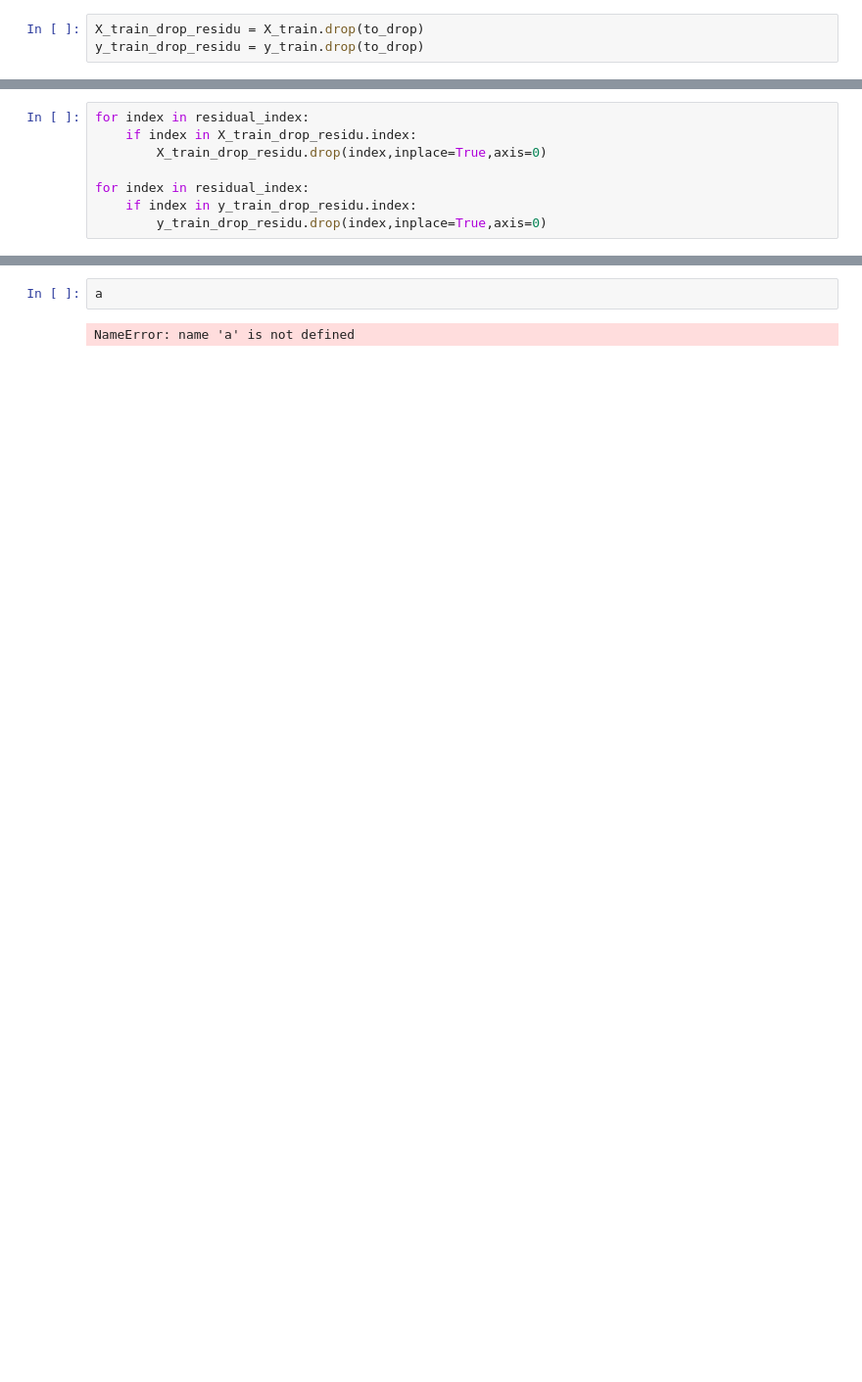
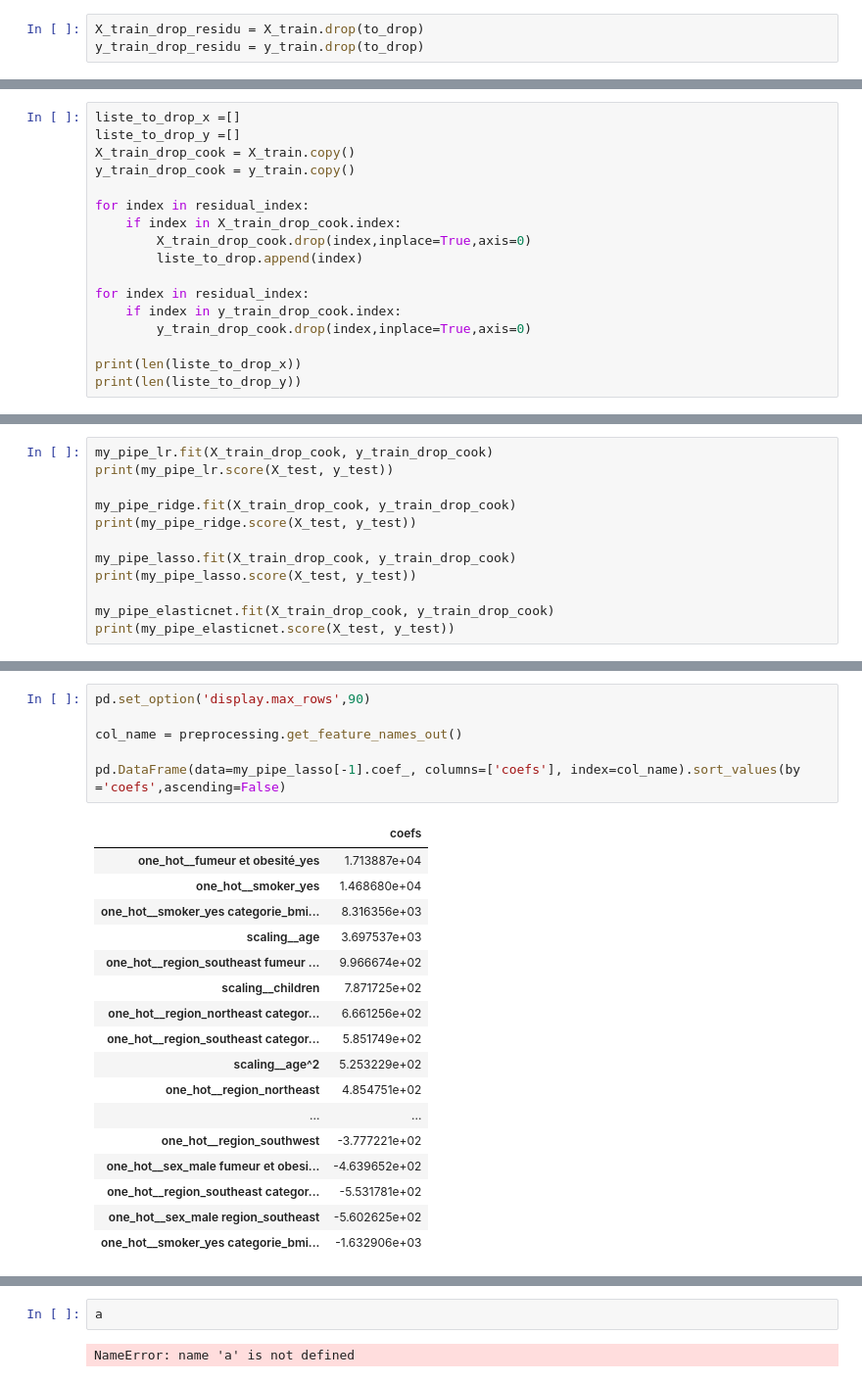
Before and after one commit to henzozhang/brief_prediction_assurance_leon_zouhair, a Jupyter notebook: modelisation.ipynb, the cells around one changed output, grey strips where cells are left out. Shown: that part at 98% size. Drawn from its saved outputs; the diff is of its cells as text; blank space fills up the shorter version.

```diff
--- a/modelisation.ipynb
+++ b/modelisation.ipynb
@@ -418,8 +499,0 @@ Int64Index([1035, 1070, 1012,  459,  943,  116, 1013,  701,  350,  375,
-# %%
-for index in residual_index:
-    if index in X_train_drop_residu.index:
-        X_train_drop_residu.drop(index,inplace=True,axis=0)
-
-for index in residual_index:
-    if index in y_train_drop_residu.index:
-        y_train_drop_residu.drop(index,inplace=True,axis=0)
@@ -481,0 +562,17 @@ X_train
+# %%
+liste_to_drop_x =[]
+liste_to_drop_y =[]
+X_train_drop_cook = X_train.copy()
+y_train_drop_cook = y_train.copy()
+
+for index in residual_index:
+    if index in X_train_drop_cook.index:
+        X_train_drop_cook.drop(index,inplace=True,axis=0)
+        liste_to_drop.append(index)
+
+for index in residual_index:
+    if index in y_train_drop_cook.index:
+        y_train_drop_cook.drop(index,inplace=True,axis=0)
+
+print(len(liste_to_drop_x))
+print(len(liste_to_drop_y))
@@ -481,0 +596,12 @@ X_train
+# %%
+my_pipe_lr.fit(X_train_drop_cook, y_train_drop_cook)
+print(my_pipe_lr.score(X_test, y_test))
+
+my_pipe_ridge.fit(X_train_drop_cook, y_train_drop_cook)
+print(my_pipe_ridge.score(X_test, y_test))
+
+my_pipe_lasso.fit(X_train_drop_cook, y_train_drop_cook)
+print(my_pipe_lasso.score(X_test, y_test))
+
+my_pipe_elasticnet.fit(X_train_drop_cook, y_train_drop_cook)
+print(my_pipe_elasticnet.score(X_test, y_test))
@@ -481,0 +619,24 @@ X_train
+# %%
+pd.set_option('display.max_rows',90)
+
+col_name = preprocessing.get_feature_names_out()
+
+pd.DataFrame(data=my_pipe_lasso[-1].coef_, columns=['coefs'], index=col_name).sort_values(by ='coefs',ascending=False)
+# %% [output]
+|  | coefs |
+| one_hot__fumeur et obesité_yes | 1.713887e+04 |
+| one_hot__smoker_yes | 1.468680e+04 |
+| one_hot__smoker_yes categorie_bmi... | 8.316356e+03 |
+| scaling__age | 3.697537e+03 |
+| one_hot__region_southeast fumeur ... | 9.966674e+02 |
+| scaling__children | 7.871725e+02 |
+| one_hot__region_northeast categor... | 6.661256e+02 |
+| one_hot__region_southeast categor... | 5.851749e+02 |
+| scaling__age^2 | 5.253229e+02 |
+| one_hot__region_northeast | 4.854751e+02 |
+| ... | ... |
+| one_hot__region_southwest | -3.777221e+02 |
+| one_hot__sex_male fumeur et obesi... | -4.639652e+02 |
+| one_hot__region_southeast categor... | -5.531781e+02 |
+| one_hot__sex_male region_southeast | -5.602625e+02 |
+| one_hot__smoker_yes categorie_bmi... | -1.632906e+03 |
```
Also changed, not shown: parts of 58 cells of this notebook, 4 other files.
